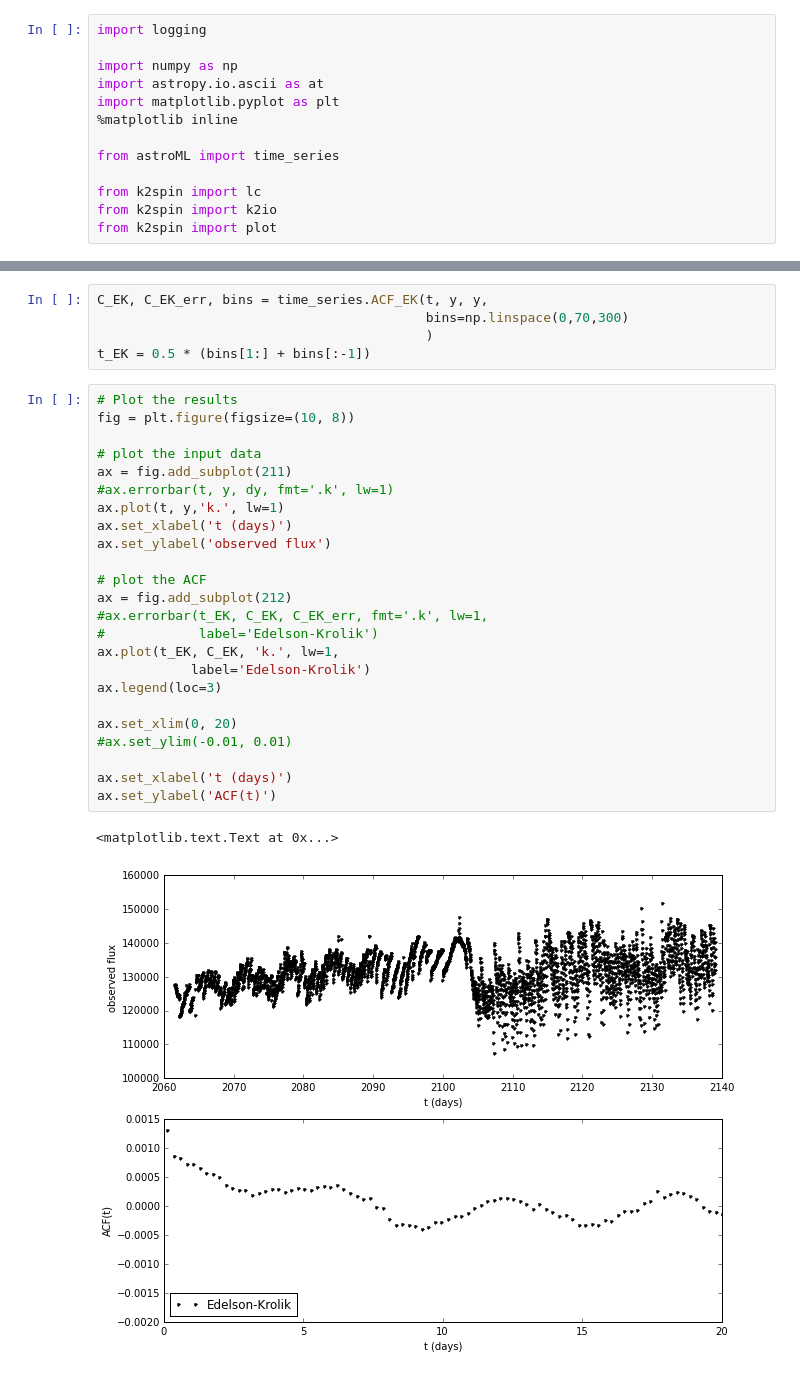
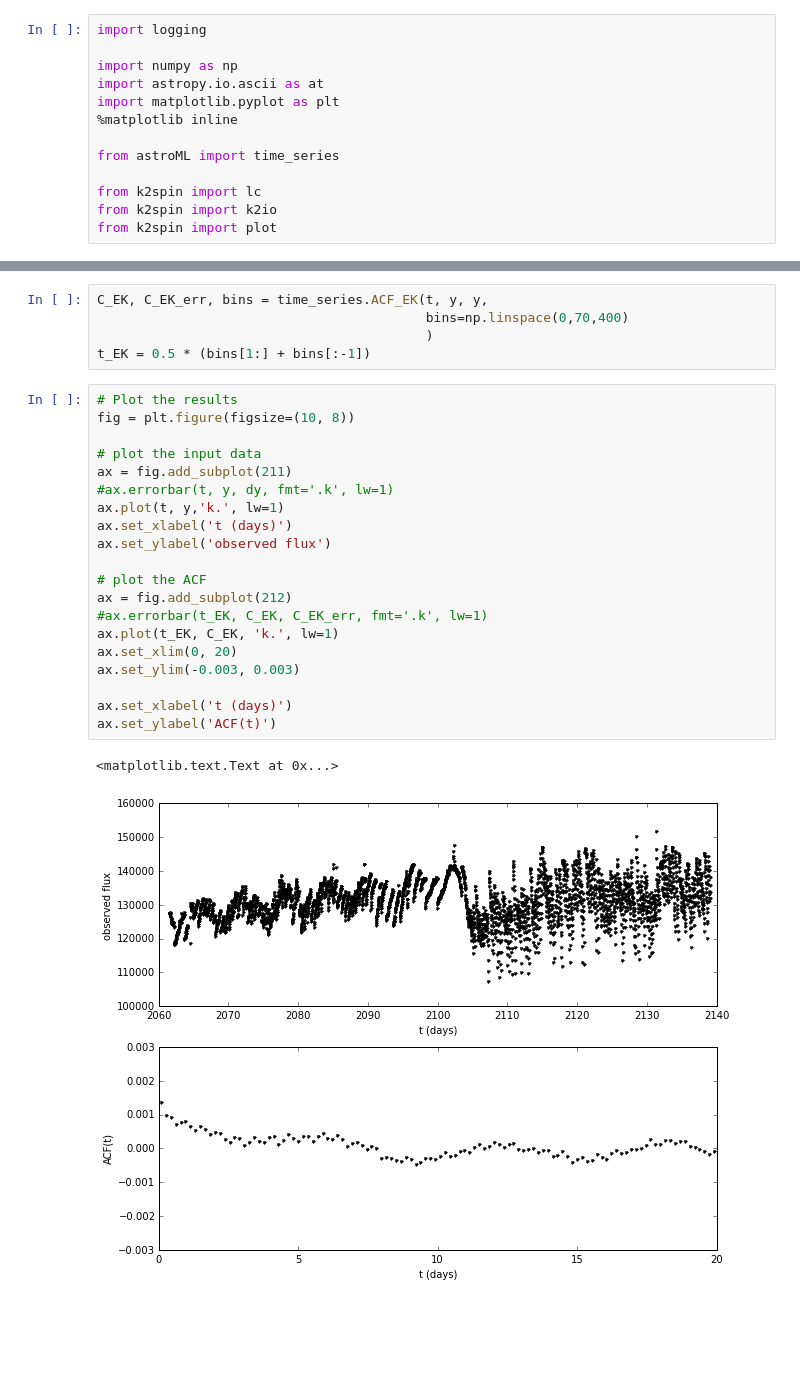
Before and after one commit to stephtdouglas/k2spin, a Jupyter notebook: acf.ipynb, the cells around one changed output, grey strips where cells are left out. Drawn from its saved outputs; the diff is of its cells as text; blank space fills up the shorter version.

```diff
--- a/acf.ipynb
+++ b/acf.ipynb
@@ -27,32 +34,28 @@ dy = light_curve.unc_flux
 # %%
 C_EK, C_EK_err, bins = time_series.ACF_EK(t, y, y,
-                                          bins=np.linspace(0,70,300)
+                                          bins=np.linspace(0,70,400)
                                           )
 t_EK = 0.5 * (bins[1:] + bins[:-1])
 # %%
 # Plot the results
 fig = plt.figure(figsize=(10, 8))
 
 # plot the input data
 ax = fig.add_subplot(211)
 #ax.errorbar(t, y, dy, fmt='.k', lw=1)
 ax.plot(t, y,'k.', lw=1)
 ax.set_xlabel('t (days)')
 ax.set_ylabel('observed flux')
 
 # plot the ACF
 ax = fig.add_subplot(212)
-#ax.errorbar(t_EK, C_EK, C_EK_err, fmt='.k', lw=1,
-#            label='Edelson-Krolik')
-ax.plot(t_EK, C_EK, 'k.', lw=1,
-            label='Edelson-Krolik')
-ax.legend(loc=3)
-
+#ax.errorbar(t_EK, C_EK, C_EK_err, fmt='.k', lw=1)
+ax.plot(t_EK, C_EK, 'k.', lw=1)
 ax.set_xlim(0, 20)
-#ax.set_ylim(-0.01, 0.01)
+ax.set_ylim(-0.003, 0.003)
 
 ax.set_xlabel('t (days)')
 ax.set_ylabel('ACF(t)')
 # %% [output]
 <matplotlib.text.Text at 0x...>
-[figure, old version]
+[figure, new version]
```
Also changed, not shown: parts of 5 cells of this notebook.
